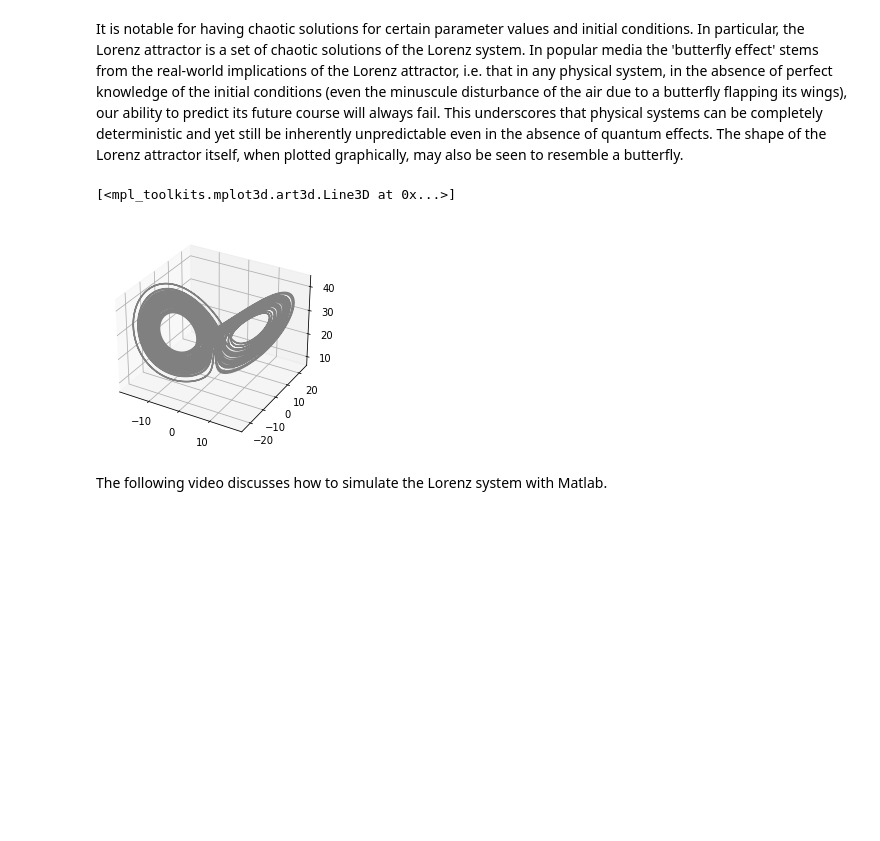
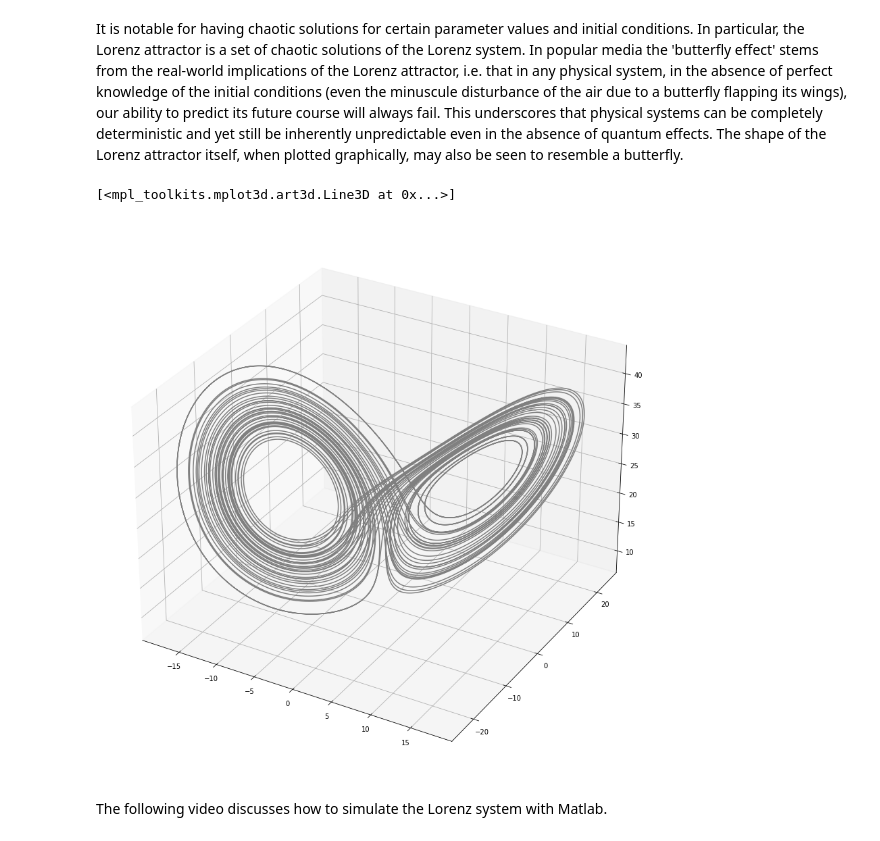
Before and after one commit to pockerman/qubit_opus, a Jupyter notebook: _notebooks/2021-04-09-simulate-lorenz-system.ipynb, the cells around one changed output. Saved outputs shown, nothing was run; the diff lists cells and outputs as text; code cells hidden in the pictures; blank space fills up the shorter version.

Commit message:
change figure size

```diff
--- a/_notebooks/2021-04-09-simulate-lorenz-system.ipynb
+++ b/_notebooks/2021-04-09-simulate-lorenz-system.ipynb
@@ -89,12 +89,12 @@ rk45 = ODE45(dt=dt, n_steps=n_steps, rhs=rhs, y0=x0)
 # %%
 times, solutions = rk45.integrate()
 # %%
-fig = plt.figure()
+fig = plt.figure(figsize=(15,15))
 ax = plt.axes(projection='3d')
 ax.plot3D(solutions[0], solutions[1], solutions[2], 'gray')
 # %% [output]
 [<mpl_toolkits.mplot3d.art3d.Line3D at 0x...>]
-[figure, old version]
+[figure, new version]
 # %% [markdown]
 The following video discusses how to simulate the Lorenz system with Matlab.
 # %%
```
